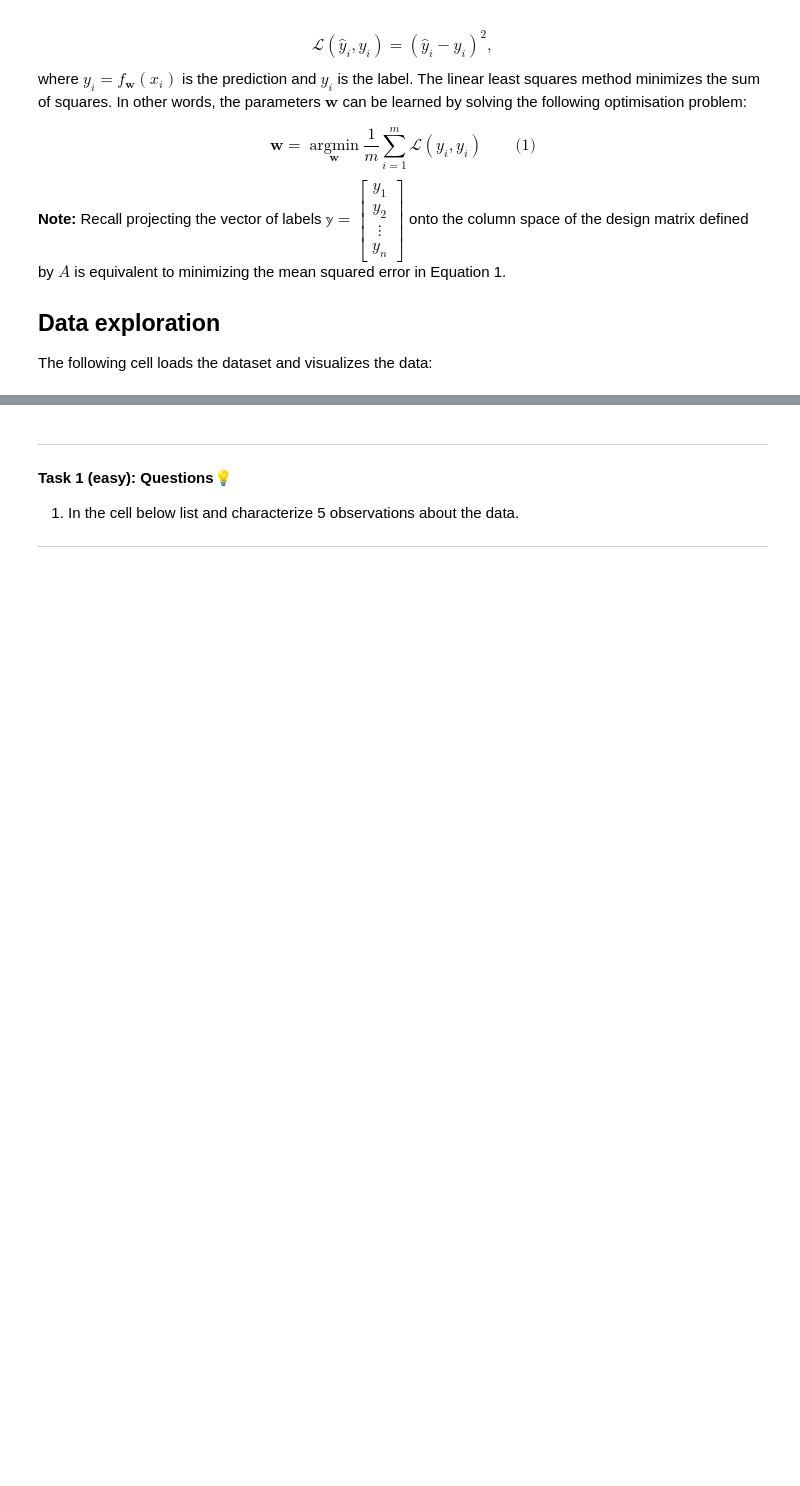
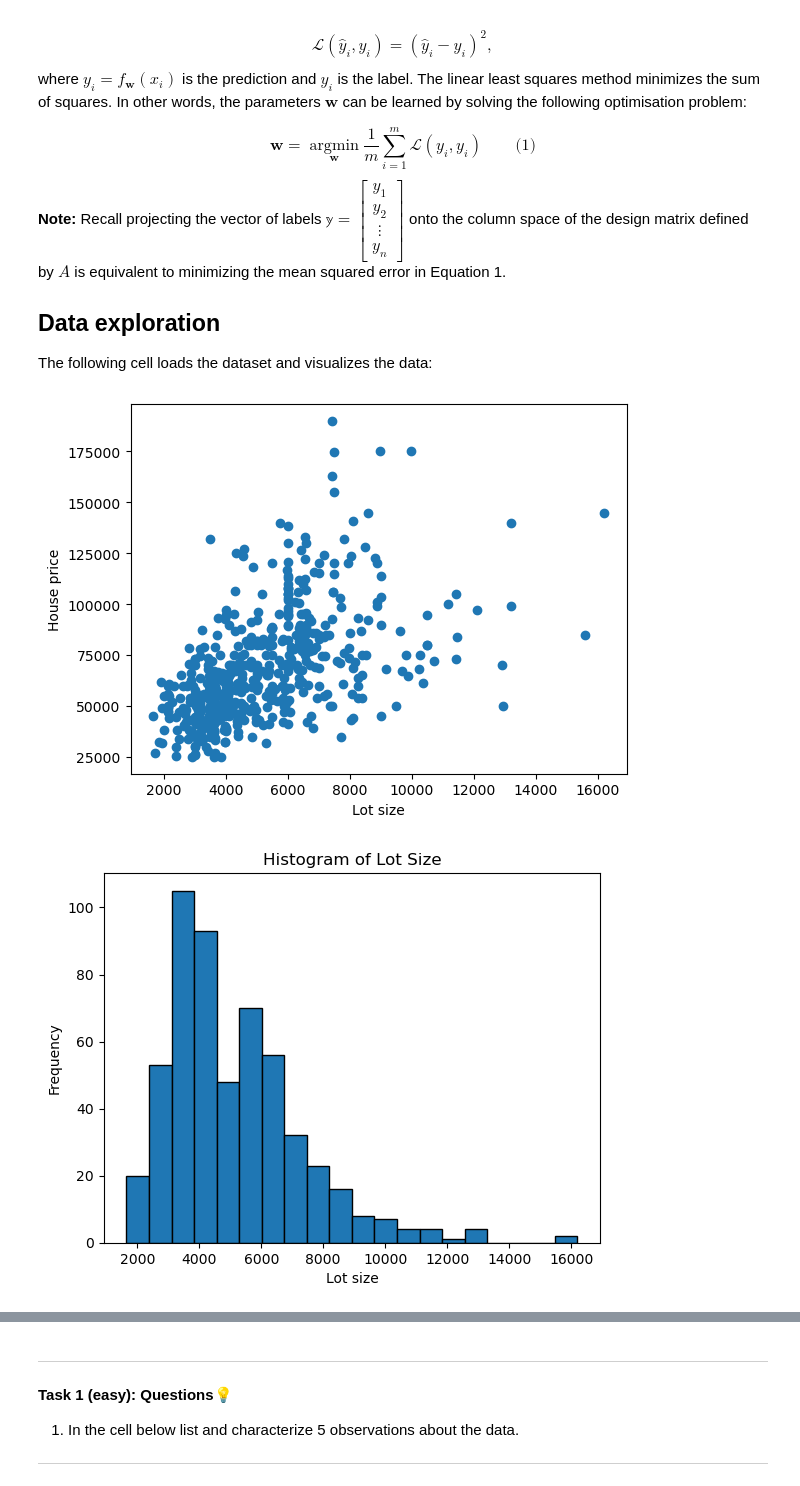
Before and after one commit to Grumlebob/MachineLearning2024, a Jupyter notebook: Exercises/vscode/W07/01-polynomial_regression.ipynb, the cells around one changed output, grey strips where cells are left out. Drawn from its saved outputs; the diff is of its cells as text; code cells hidden in the pictures; blank space fills up the shorter version.

```diff
--- a/Exercises/vscode/W07/01-polynomial_regression.ipynb
+++ b/Exercises/vscode/W07/01-polynomial_regression.ipynb
@@ -73,12 +68,36 @@ $$
 ## Data exploration
 The following cell loads the dataset and visualizes the data:
 # %%
+import numpy as np
+import matplotlib.pyplot as plt
+import scipy.stats as stats
+
+# Load the dataset
 filename = "./data/simple_windsor.csv"
 names = ["lotsize", "price"]
 dataset = np.loadtxt(filename, delimiter=',').astype(np.int64)
 
 X_full, y_full = dataset.T
 
 plt.scatter(X_full, y_full)
 plt.xlabel('Lot size')
 plt.ylabel('House price')
+
+# Plot histogram of the feature (lot size)
+plt.figure()
+plt.hist(X_full, bins=20, edgecolor='black')
+plt.xlabel('Lot size')
+plt.ylabel('Frequency')
+plt.title('Histogram of Lot Size')
+plt.show()
+
+# Plot histogram of the label (house price)
+plt.figure()
+plt.hist(y_full, bins=20, edgecolor='black')
+plt.xlabel('House price')
+plt.ylabel('Frequency')
+plt.title('Histogram of House Price')
+plt.show()
+# %% [output]
+[figure, added]
+[figure, added]
```
Also changed, not shown: parts of 17 cells of this notebook, 3 other files.
